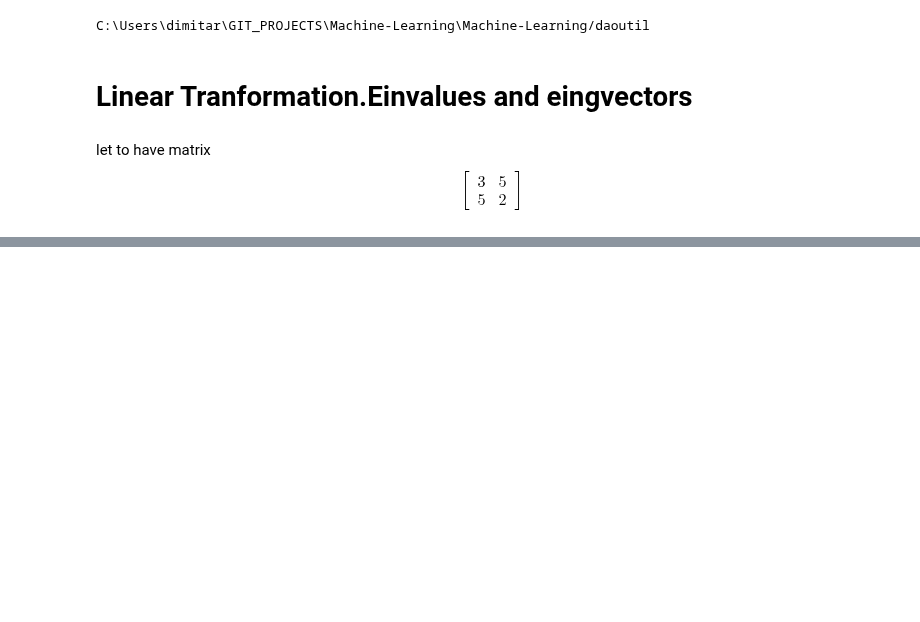
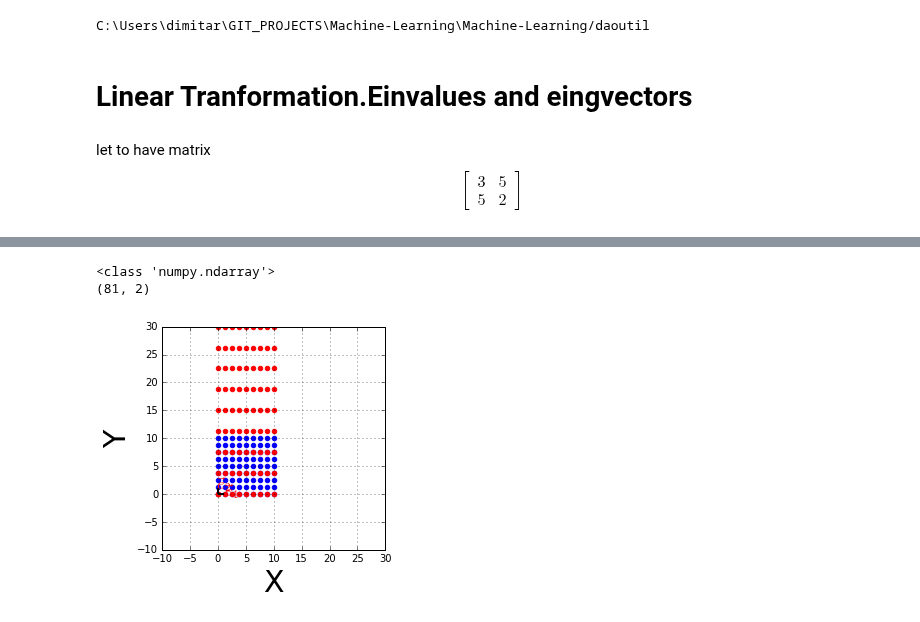
Before and after one commit to daodavid/maths-behind-ML, a Jupyter notebook: math/Linear Transformation.ipynb, the cells around one changed output, grey strips where cells are left out. Saved outputs shown, nothing was run; the diff lists cells and outputs as text; code cells hidden in the pictures; blank space fills up the shorter version.

```diff
--- a/math/Linear Transformation.ipynb
+++ b/math/Linear Transformation.ipynb
@@ -91,0 +141,26 @@ for i in a[:][:]:
+# %%
+x_args=y_args = np.linspace(0,10,9)
+points = np.meshgrid(x_args,y_args)
+result = cartesian_product(x_args,y_args)
+print(type(result))
+
+g = VectorGround(range=[-10,30])
+
+
+
+def linear_tranformation(points,matrix):
+    sh = points.shape
+    print(sh)
+    A = np.array([0,0])
+    for i in points[:][:]:
+        row = matrix.dot(i)
+        A=np.vstack([A, row])
+    return A
+
+g.plot_points(result)
+new_points = linear_tranformation(result,np.array([[1,0],[0,3]]))
+g.plot_points(new_points,color='r')
+# %% [output]
+<class 'numpy.ndarray'>
+(81, 2)
+[figure, added]
```
Also changed, not shown: parts of 7 cells of this notebook.
